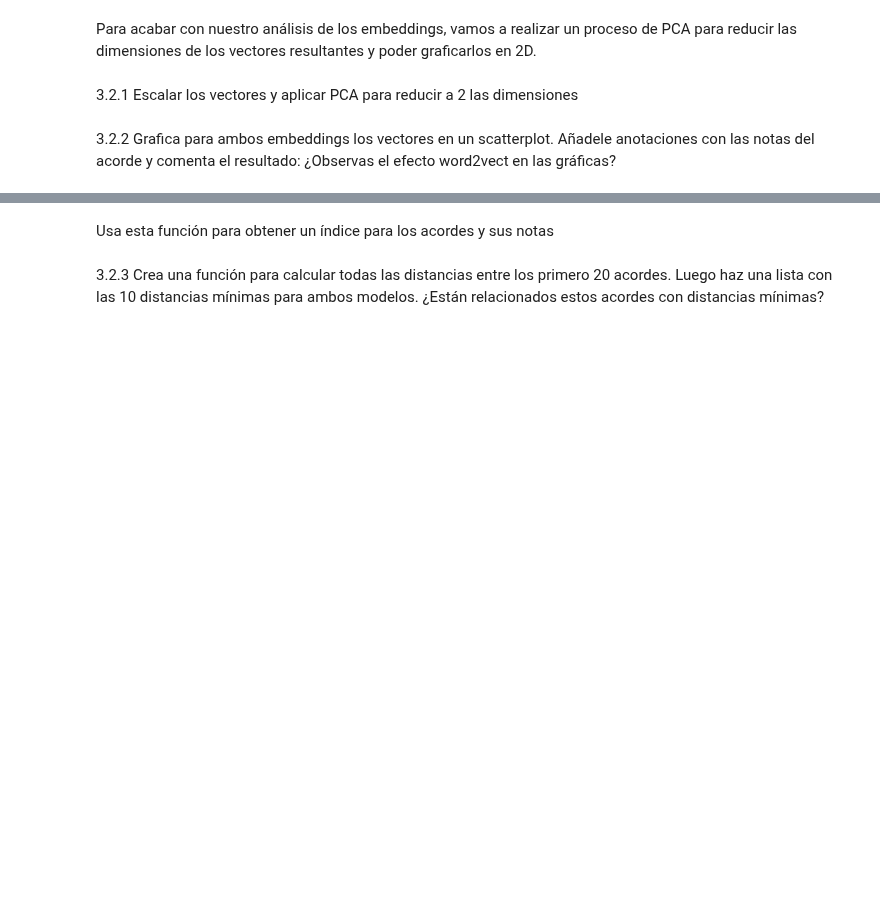
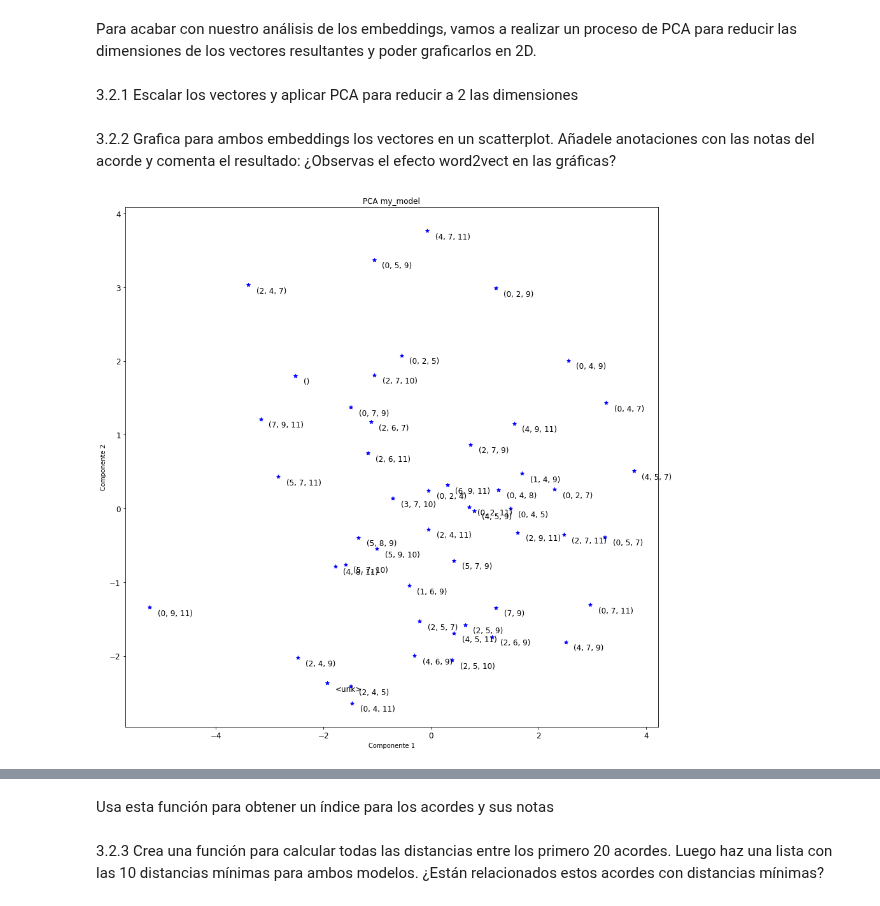
Before and after one commit to mariousm/Data-Science-Master, a Jupyter notebook: 2021-22/SegundoSemestre/DeepLearning/PEC3/UbiernaSanMamesMario_PEC3.ipynb, the cells around one changed output, grey strips where cells are left out. Saved outputs shown, nothing was run; the diff lists cells and outputs as text; code cells hidden in the pictures; blank space fills up the shorter version.

```diff
--- a/2021-22/SegundoSemestre/DeepLearning/PEC3/UbiernaSanMamesMario_PEC3.ipynb
+++ b/2021-22/SegundoSemestre/DeepLearning/PEC3/UbiernaSanMamesMario_PEC3.ipynb
@@ -790,5 +790,40 @@ from sklearn.preprocessing import StandardScaler
 from sklearn.decomposition import PCA
 # %% [markdown]
 3.2.1 Escalar los vectores y aplicar PCA para reducir a 2 las dimensiones
+# %%
+# Escalamos los vectores
+sc_my_model = StandardScaler()
+sc_bp_model = StandardScaler()
+
+sc_output_embed_my_model = sc_my_model.fit_transform(output_embed_my_model)
+sc_output_embed_bp_model = sc_bp_model.fit_transform(output_embed_bp_model)
+
+# Aplicamos PCA
+pca_my_model = PCA(n_components=2)
+pca_bp_model = PCA(n_components=2)
+
+pca_output_embed_my_model = pca_my_model.fit_transform(sc_output_embed_my_model)
+pca_output_embed_bp_model = pca_bp_model.fit_transform(sc_output_embed_bp_model)
 # %% [markdown]
 3.2.2 Grafica para ambos embeddings los vectores en un scatterplot. Añadele anotaciones con las notas del acorde y comenta el resultado: ¿Observas el efecto word2vect en las gráficas?
+# %%
+# Gráficamos el scatterplot para my_model
+fig, ax = plt.subplots(figsize=(15,15))
+plt.tick_params(labelsize=12)
+style = dict(size=12, color='black')
+
+for i in range(0, len(idx_2_chord)):
+  try:
+    # ax.text(-pca_output_embed_my_model[i,0]-0.15,pca_output_embed_my_model[i,1]+0.11, ddd[idx_2_chord[i]],**style)
+    ax.text(-pca_output_embed_my_model[i,0]+0.15,pca_output_embed_my_model[i,1]-0.11, idx_2_chord[i],**style)
+    ax.scatter(-pca_output_embed_my_model[i,0],pca_output_embed_my_model[i,1], c="blue", marker="*")
+
+  except:
+    pass
+
+plt.title("PCA my_model")
+plt.xlabel("Componente 1")
+plt.ylabel("Componente 2")
+plt.show()
+# %% [output]
+[figure, added]
```
Also changed, not shown: parts of 8 cells of this notebook.
